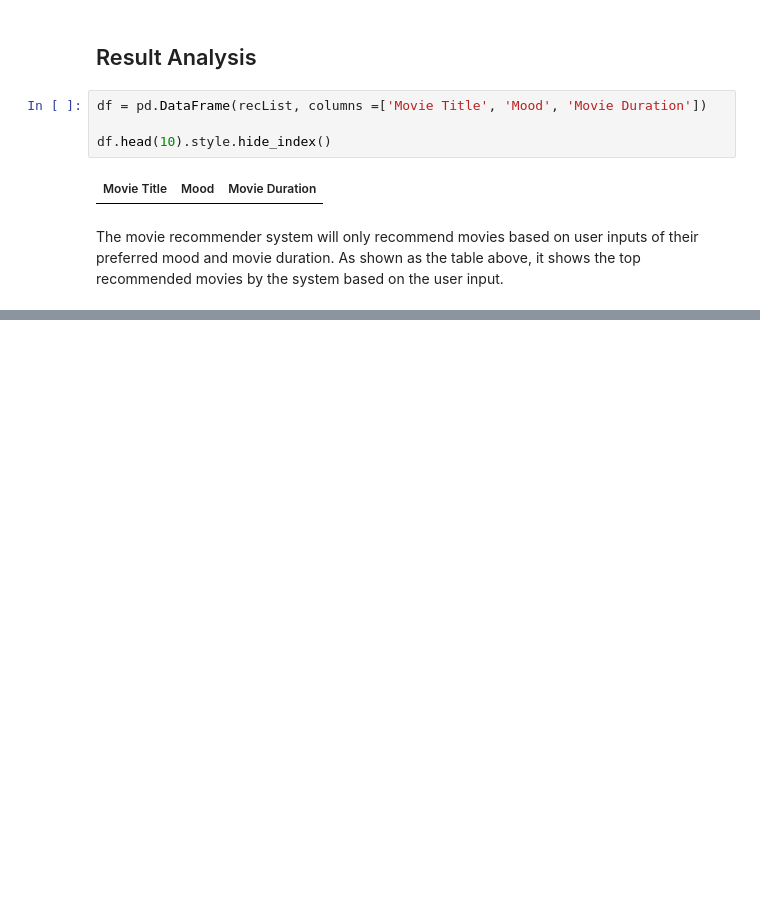
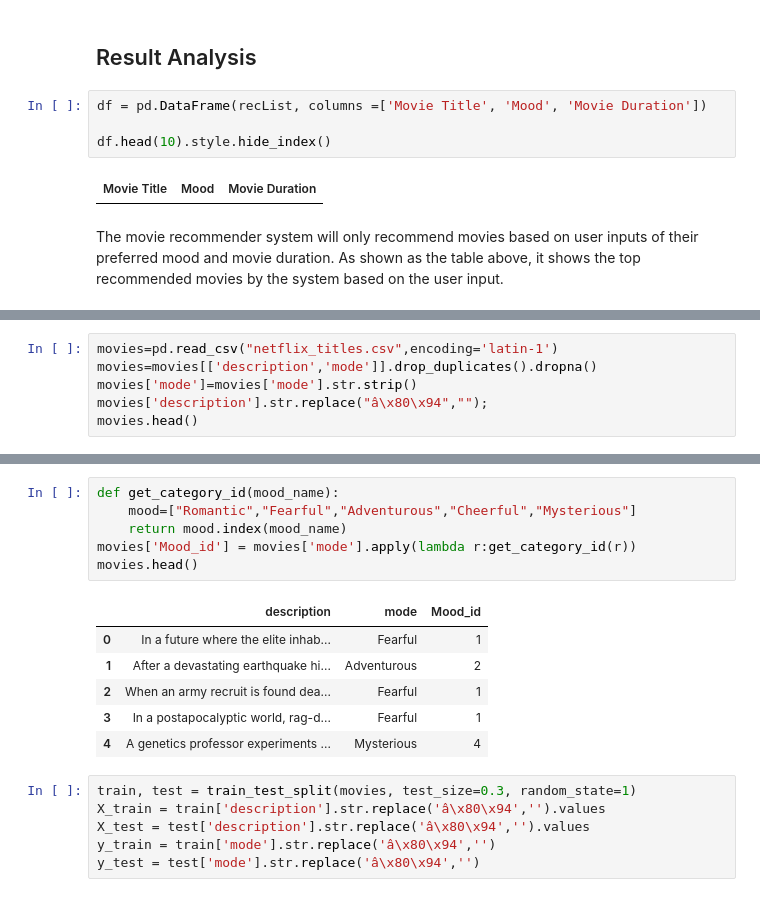
Before and after one commit to cht39482/DataAnalyticsProject, a Jupyter notebook: KnnAlgo.ipynb, the cells around one changed output, grey strips where cells are left out. Drawn from its saved outputs; the diff is of its cells as text; blank space fills up the shorter version.

```diff
--- a/KnnAlgo.ipynb
+++ b/KnnAlgo.ipynb
@@ -273,0 +294,6 @@ The movie recommender system will only recommend movies based on user inputs of
+# %%
+movies=pd.read_csv("netflix_titles.csv",encoding='latin-1')
+movies=movies[['description','mode']].drop_duplicates().dropna()
+movies['mode']=movies['mode'].str.strip()
+movies['description'].str.replace("â\x80\x94","");
+movies.head()
@@ -273,0 +328,19 @@ The movie recommender system will only recommend movies based on user inputs of
+# %%
+def get_category_id(mood_name):
+    mood=["Romantic","Fearful","Adventurous","Cheerful","Mysterious"]
+    return mood.index(mood_name)
+movies['Mood_id'] = movies['mode'].apply(lambda r:get_category_id(r))
+movies.head()
+# %% [output]
+|  | description | mode | Mood_id |
+| 0 | In a future where the elite inhab... | Fearful | 1 |
+| 1 | After a devastating earthquake hi... | Adventurous | 2 |
+| 2 | When an army recruit is found dea... | Fearful | 1 |
+| 3 | In a postapocalyptic world, rag-d... | Fearful | 1 |
+| 4 | A genetics professor experiments ... | Mysterious | 4 |
+# %%
+train, test = train_test_split(movies, test_size=0.3, random_state=1)
+X_train = train['description'].str.replace('â\x80\x94','').values
+X_test = test['description'].str.replace('â\x80\x94','').values
+y_train = train['mode'].str.replace('â\x80\x94','')
+y_test = test['mode'].str.replace('â\x80\x94','')
```
Also changed, not shown: parts of 14 cells of this notebook.
